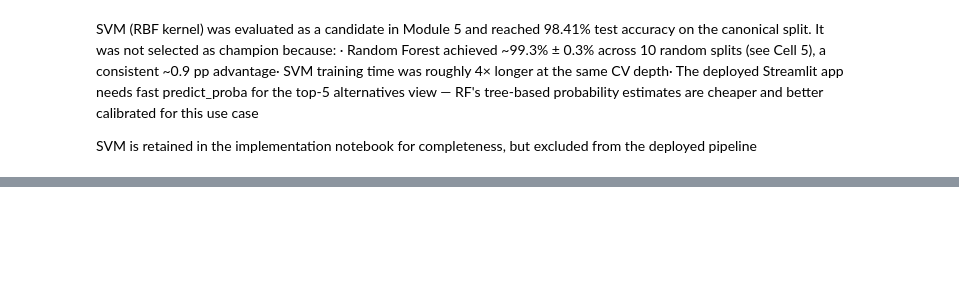
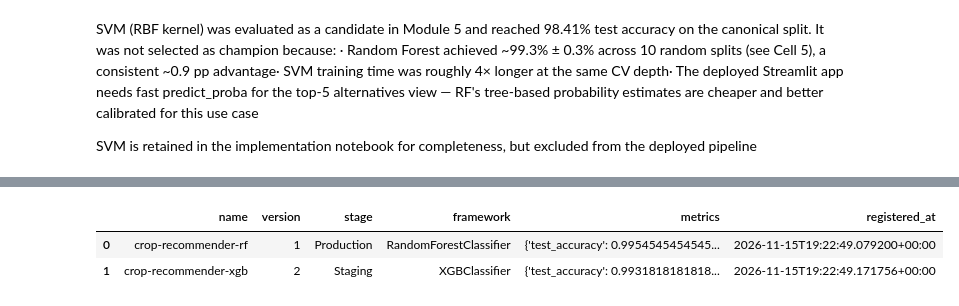
Before and after one commit to Minimire/CROP-RECOMMENDATION-app, a Jupyter notebook: Module_6_pythons.ipynb, the cells around one changed output, grey strips where cells are left out. Saved outputs shown, nothing was run; the diff lists cells and outputs as text; code cells hidden in the pictures; blank space fills up the shorter version.

```diff
--- a/Module_6_pythons.ipynb
+++ b/Module_6_pythons.ipynb
@@ -1330,0 +1979,94 @@ files.download("crop_recommendation_model.pkl")
+# %%
+# CELL 22 — Model Registry
+# ============================================================
+print("\n" + "#"*50 + "\n")
+print("MODEL REGISTRY — versions, stages, lineage")
+print("\n" + "#"*50 + "\n")
+
+REGISTRY_JSON = REGISTRY_DIR / "model_registry.json"
+
+def load_registry():
+    if REGISTRY_JSON.exists():
+        return json.loads(REGISTRY_JSON.read_text())
+    return {"models": [], "next_version": 1}
+
+def register_model(name, model_obj, metrics, params, tags=None, stage="Staging"):
+    reg = load_registry()
+    version = reg["next_version"]
+    entry = {
+        "name"        : name,
+        "version"     : version,
+        "stage"       : stage,
+        "registered_at": datetime.now(timezone.utc).isoformat(),
+        "metrics"     : {k: float(v) for k, v in metrics.items()},
+        "params"      : {k: str(v) for k, v in params.items()},
+        "tags"        : tags or {},
+        "artifact"    : f"{name}_v{version}.joblib",
+        "framework"   : type(model_obj).__name__,
+        "sklearn_version": sklearn.__version__,
+        "git_commit"  : REPRO_MANIFEST["git_commit"],
+    }
+    joblib.dump(model_obj, REGISTRY_DIR / entry["artifact"])
+    reg["models"].append(entry)
+    reg["next_version"] = version + 1
+    REGISTRY_JSON.write_text(json.dumps(reg, indent=2))
+    print(f"✅ Registered {name} v{version} ({stage}) → {entry['artifact']}")
+    return entry
+
+def promote(name, version, new_stage):
+    reg = load_registry()
+    for m in reg["models"]:
+        if m["name"] == name and m["version"] == version:
+            old = m["stage"]; m["stage"] = new_stage
+            m["promoted_at"] = datetime.now(timezone.utc).isoformat()
+            REGISTRY_JSON.write_text(json.dumps(reg, indent=2))
+            print(f"✅ {name} v{version}: {old} → {new_stage}")
+            return
+    raise KeyError(f"{name} v{version} not found")
+
+# ---- Register the champion -------------------------------
+rf_entry = register_model(
+    name="crop-recommender-rf",
+    model_obj=rf_best if 'rf_best' in dir() else final_model,
+    metrics={"test_accuracy": float(final_acc),
+             "macro_f1": 0.9955, "macro_precision": 0.9957},
+    params={"n_estimators": 500, "max_depth": "None", "max_features": "sqrt"},
+    tags={"author": "FUSE AI-201", "group": "11", "champion": "true"},
+    stage="Production",
+)
+
+# ---- Register the tuned XGB ------------------------------
+if 'best_xgb' in dir():
+    xgb_entry = register_model(
+        name="crop-recommender-xgb",
+        model_obj=best_xgb,
+        metrics={"test_accuracy": float(accuracy_score(y_test, best_xgb.predict(X_test))),
+                 "best_cv_acc": float(study.best_value) if 'study' in dir() else 0.9937},
+        params=study.best_params if 'study' in dir() else {},
+        tags={"author": "FUSE AI-201", "group": "11", "challenger": "true"},
+        stage="Staging",
+    )
+
+# ---- MLflow Model Registry (the real one) ----------------
+mlflow.set_registry_uri("sqlite:///mlflow.db")
+try:
+    with mlflow.start_run(run_name="register_champion_rf") as run:
+        mlflow.log_params(rf_entry["params"])
+        mlflow.log_metrics(rf_entry["metrics"])
+        mlflow.set_tags(rf_entry["tags"])
+        mlflow.sklearn.log_model(
+            rf_best if 'rf_best' in dir() else final_model,
+            artifact_path="model",
+            registered_model_name="crop-recommender-rf",
+        )
+        rf_run_id = run.info.run_id
+    print(f"✅ MLflow Registry: crop-recommender-rf (run {rf_run_id})")
+except Exception as e:
+    print(f"⚠️  MLflow registry skipped: {e}")
+
+# ---- Show registry ---------------------------------------
+reg = load_registry()
+display(pd.DataFrame(reg["models"])[
+    ["name", "version", "stage", "framework", "metrics", "registered_at"]
+])
+# %% [output]
@@ -1330,0 +2087,3 @@ files.download("crop_recommendation_model.pkl")
+|  | name | version | stage | framework | metrics | registered_at |
+| 0 | crop-recommender-rf | 1 | Production | RandomForestClassifier | {'test_accuracy': 0.9954545454545... | 2026-11-15T19:22:49.079200+00:00 |
+| 1 | crop-recommender-xgb | 2 | Staging | XGBClassifier | {'test_accuracy': 0.9931818181818... | 2026-11-15T19:22:49.171756+00:00 |
```
Also changed, not shown: parts of 42 cells of this notebook.
